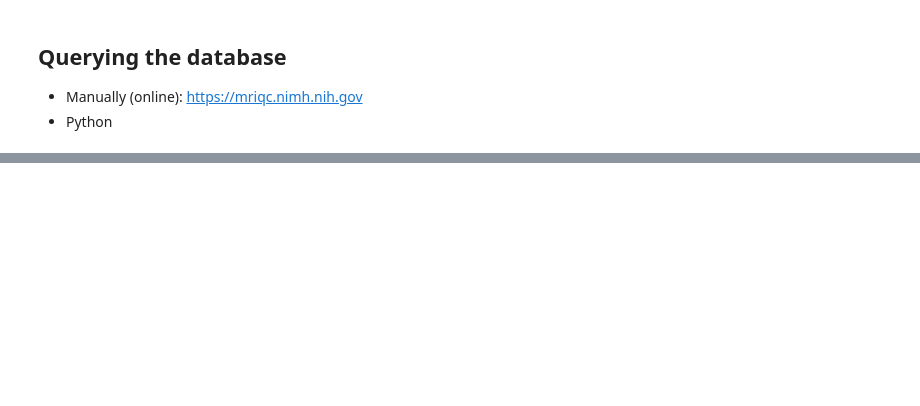
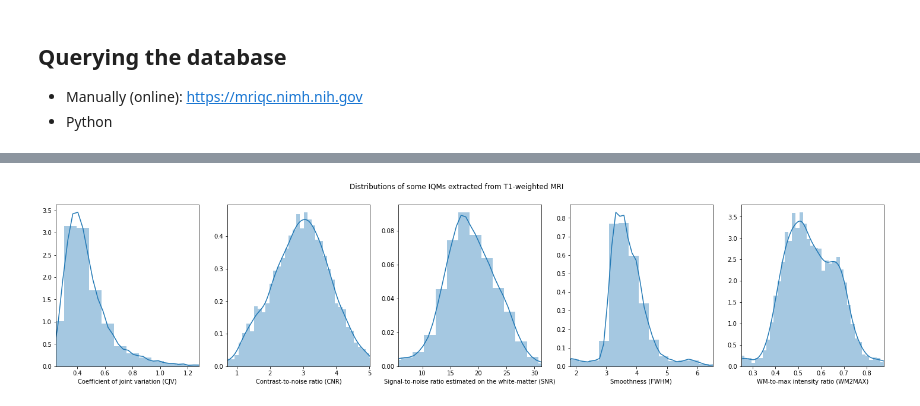
Before and after one commit to neurohackademy/nh2020-curriculum, a Jupyter notebook: we-nipreps-esteban/03-crowdmri.ipynb, the cells around one changed output, grey strips where cells are left out. Saved outputs shown, nothing was run; the diff lists cells and outputs as text; code cells hidden in the pictures; blank space fills up the shorter version.

```diff
--- a/we-nipreps-esteban/03-crowdmri.ipynb
+++ b/we-nipreps-esteban/03-crowdmri.ipynb
@@ -75,0 +96,26 @@ df_t1w_unique = df_t1w.drop_duplicates(subset=['provenance.md5sum'])
+# %%
+def plot_measure(data, xlabel=None, label=None, ax=None, min=None, max=None):
+    """
+    Distribution plot of a given measure
+    """
+    sns.distplot(data, ax=ax, label=label)
+
+    if xlabel is not None:
+        ax.set_xlabel(xlabel)
+
+    if min is None:
+        min = np.percentile(data, 0.5)
+
+    if max is None:
+        max = np.percentile(data, 99.5)
+    ax.set_xlim((min, max))
+# %%
+f, ax = plt.subplots(1, 5, figsize=(25,5))
+plot_measure(df_t1w_unique.cjv, xlabel='Coefficient of joint variation (CJV)', ax=ax[0])
+plot_measure(df_t1w_unique.cnr, xlabel='Contrast-to-noise ratio (CNR)', ax=ax[1])
+plot_measure(df_t1w_unique.snr_wm, xlabel='Signal-to-noise ratio estimated on the white-matter (SNR)', ax=ax[2])
+plot_measure(df_t1w_unique.fwhm_avg, xlabel='Smoothness (FWHM)', ax=ax[3])
+plot_measure(df_t1w_unique.wm2max, xlabel='WM-to-max intensity ratio (WM2MAX)', ax=ax[4])
+plt.suptitle('Distributions of some IQMs extracted from T1-weighted MRI');
+# %% [output]
+[figure, added]
```
Also changed, not shown: parts of 4 cells of this notebook.
